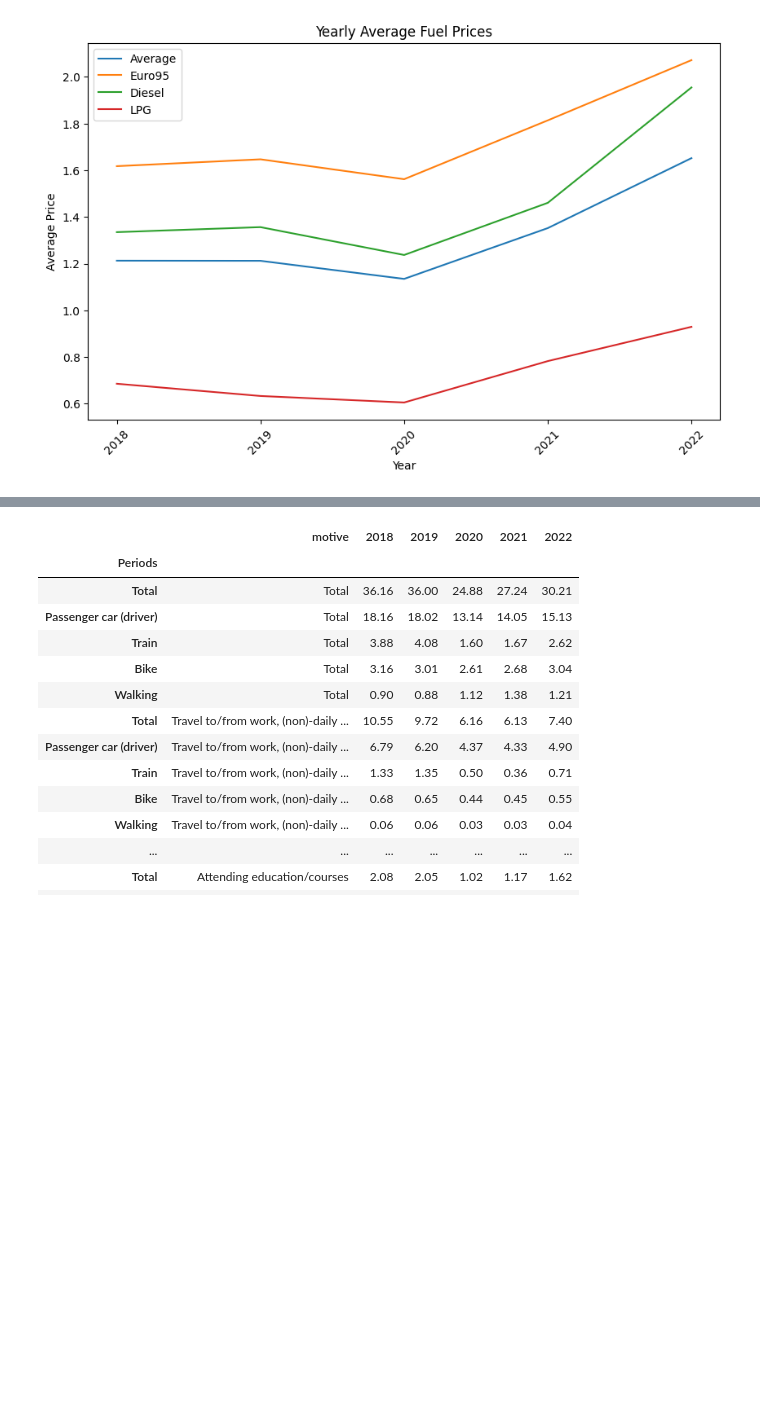
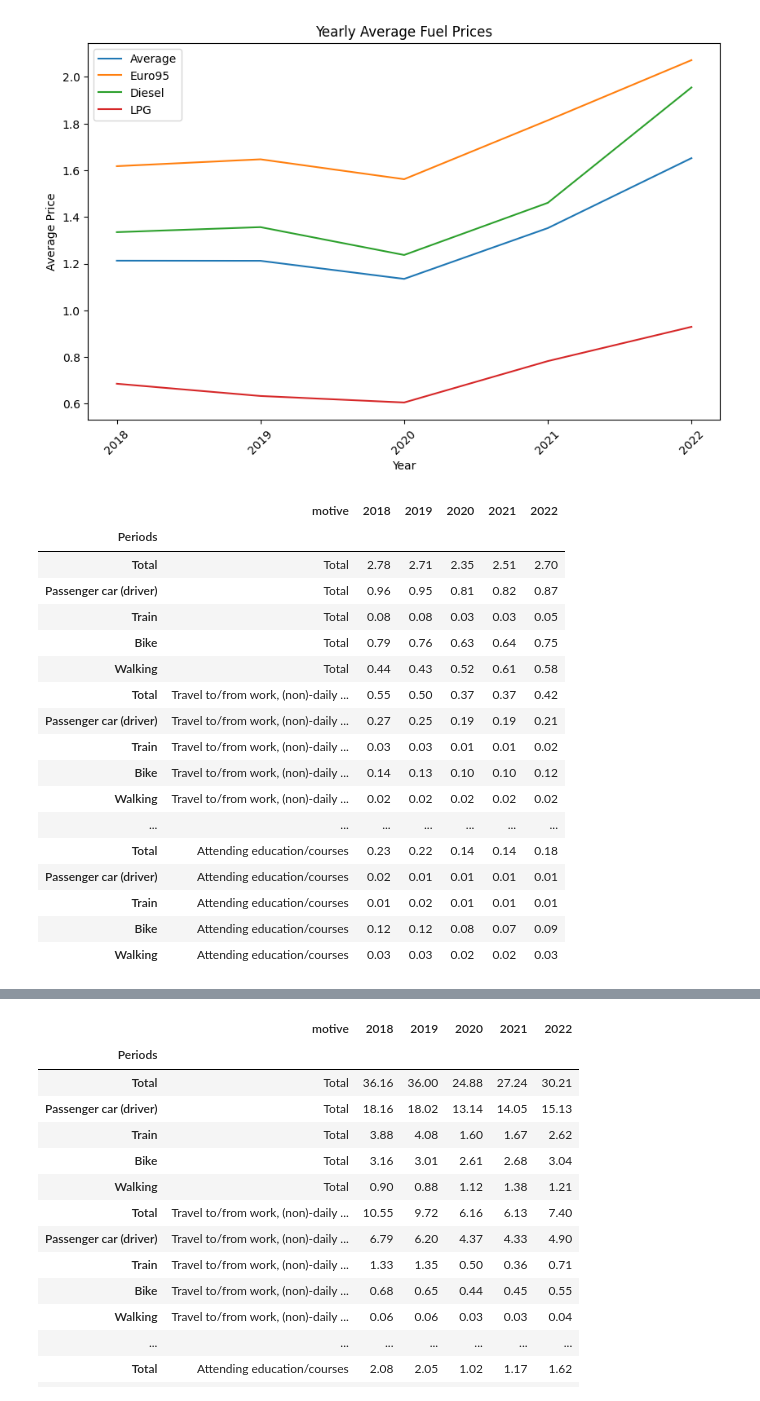
Before and after one commit to asquu/TIL6022-Project-Group-35, a Jupyter notebook: Project_Python.ipynb, the cells around one changed output, grey strips where cells are left out. Saved outputs shown, nothing was run; the diff lists cells and outputs as text; code cells hidden in the pictures; blank space fills up the shorter version.

```diff
--- a/Project_Python.ipynb
+++ b/Project_Python.ipynb
@@ -86,6 +107,25 @@ plt.show()
 # %%
 mobility_trips = read_csv('mobility_perday.csv', index_col = 1, skiprows = 6, delimiter = ';', usecols = [0,1,2,3,4,5,6])
 mobility_trips = mobility_trips.dropna()
 mobility_trips = mobility_trips.drop('Travel modes')
 mobility_trips = mobility_trips.rename({'Unnamed: 0':'motive'}, axis=1)
-display(mobility_trips.head())
+display(mobility_trips)
+# %% [output]
+|  | motive | 2018 | 2019 | 2020 | 2021 | 2022 |
+| Periods |  |  |  |  |  |  |
+| Total | Total | 2.78 | 2.71 | 2.35 | 2.51 | 2.70 |
+| Passenger car (driver) | Total | 0.96 | 0.95 | 0.81 | 0.82 | 0.87 |
+| Train | Total | 0.08 | 0.08 | 0.03 | 0.03 | 0.05 |
+| Bike | Total | 0.79 | 0.76 | 0.63 | 0.64 | 0.75 |
+| Walking | Total | 0.44 | 0.43 | 0.52 | 0.61 | 0.58 |
+| Total | Travel to/from work, (non)-daily ... | 0.55 | 0.50 | 0.37 | 0.37 | 0.42 |
+| Passenger car (driver) | Travel to/from work, (non)-daily ... | 0.27 | 0.25 | 0.19 | 0.19 | 0.21 |
+| Train | Travel to/from work, (non)-daily ... | 0.03 | 0.03 | 0.01 | 0.01 | 0.02 |
+| Bike | Travel to/from work, (non)-daily ... | 0.14 | 0.13 | 0.10 | 0.10 | 0.12 |
+| Walking | Travel to/from work, (non)-daily ... | 0.02 | 0.02 | 0.02 | 0.02 | 0.02 |
+| ... | ... | ... | ... | ... | ... | ... |
+| Total | Attending education/courses | 0.23 | 0.22 | 0.14 | 0.14 | 0.18 |
+| Passenger car (driver) | Attending education/courses | 0.02 | 0.01 | 0.01 | 0.01 | 0.01 |
+| Train | Attending education/courses | 0.01 | 0.02 | 0.01 | 0.01 | 0.01 |
+| Bike | Attending education/courses | 0.12 | 0.12 | 0.08 | 0.07 | 0.09 |
+| Walking | Attending education/courses | 0.03 | 0.03 | 0.02 | 0.02 | 0.03 |
```
Also changed, not shown: parts of 3 cells of this notebook.
